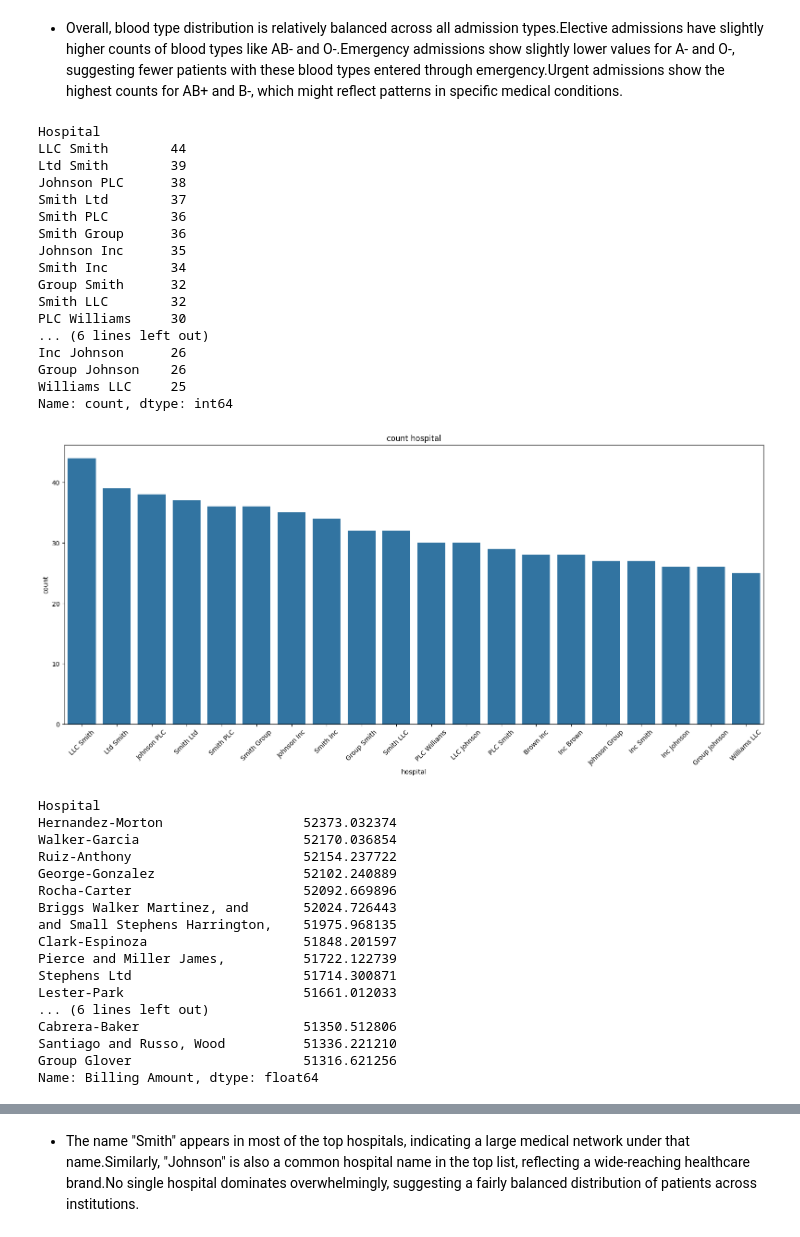
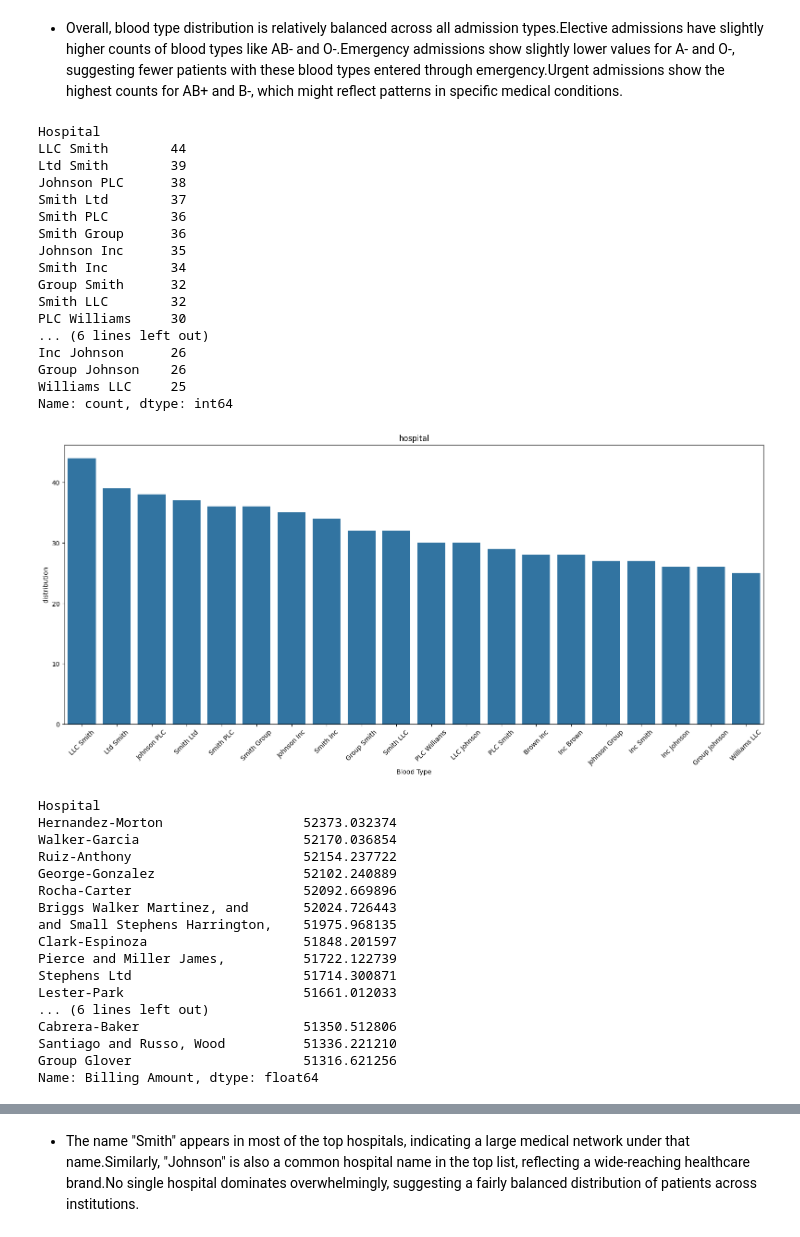
Before and after one commit to ahmedessam722/Healthcate-Analysis, a Jupyter notebook: healthcare.ipynb, the cells around one changed output, grey strips where cells are left out. Drawn from its saved outputs; the diff is of its cells as text; code cells hidden in the pictures.

```diff
--- a/healthcare.ipynb
+++ b/healthcare.ipynb
@@ -129,30 +129,30 @@ def get_value_counts(col):
     print(f'count {col} : \n {df}')
     return df
 # a function to plot a bar chart
-def plot_bar_chart(labels , counts , col):
+def plot_bar_chart(labels , counts ,ylabel ,tit):
     plt.figure(figsize=(16 , 7))
     sns.barplot(x = labels , y = counts)
     plt.xlabel(col)
-    plt.ylabel('count')
-    plt.title(f'count {col}')
+    plt.ylabel(ylabel)
+    plt.title(tit)
     plt.tight_layout()
     plt.xticks(rotation = 45)
     plt.show()
 for col in columns:
     df = get_value_counts(col)
-    plot_bar_chart(df.index , df.values , col)
+    plot_bar_chart(df.index , df.values , 'count' , f'count {col}')
 # Function to plot a line chart
-def line_plot_dubel(labels , values , col):
+def line_plot_dubel(labels , values , ylabel , tit):
     plt.figure(figsize=(16 , 7))
     sns.lineplot(x = labels , y = values , marker= 'o',color = 'red')
     plt.xlabel(col)
-    plt.ylabel('count')
-    plt.title(f'count {col}')
+    plt.ylabel(ylabel)
+    plt.title(tit)
     plt.grid()
     plt.show()
 for col in columns_date:
     df2 = get_value_counts(col)
-    line_plot_dubel(df2.index , df2.values , col)
+    line_plot_dubel(df2.index , df2.values , 'count' , f'count {col}')
 # %% [output]
 count Gender :
  Gender
@@ -473,31 +473,31 @@ Obesity            1179  1143  1128  1157  1149  1188  1130  1157
 # %%
 
 data_hospital = data['Hospital'].value_counts().nlargest(20)
 mean_hospital = data.groupby('Hospital')['Billing Amount'].mean().nlargest(20)
 med_hospital = data.groupby('Hospital')['Age'].median().nlargest(20)
 var_data_col = [data_hospital , mean_hospital , med_hospital]
 for var in var_data_col:
     print(var)
-    plot_bar_chart(var.index , var.values , 'hospital')
+    plot_bar_chart(var.index , var.values ,'distribution' ,'hospital')
 # %% [output]
 Hospital
 LLC Smith        44
 Ltd Smith        39
 Johnson PLC      38
 Smith Ltd        37
 Smith PLC        36
 Smith Group      36
 Johnson Inc      35
 Smith Inc        34
 Group Smith      32
 Smith LLC        32
 PLC Williams     30
 ... (6 lines left out)
 Inc Johnson      26
 Group Johnson    26
 Williams LLC     25
 Name: count, dtype: int64
-[figure, old version]
+[figure, new version]
 Hospital
 Hernandez-Morton                  52373.032374
 Walker-Garcia                     52170.036854
```
Also changed, not shown: parts of 3 cells of this notebook.
